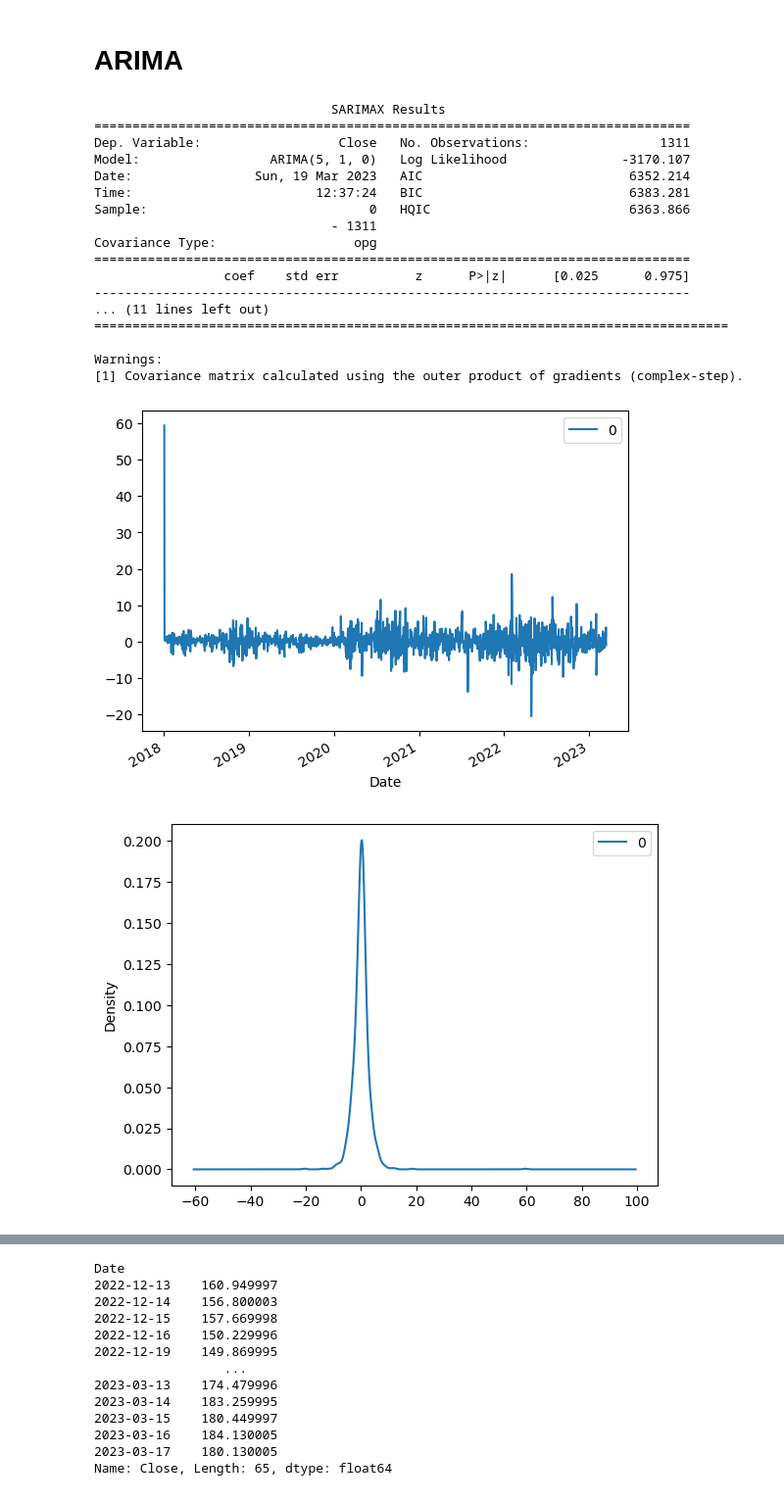
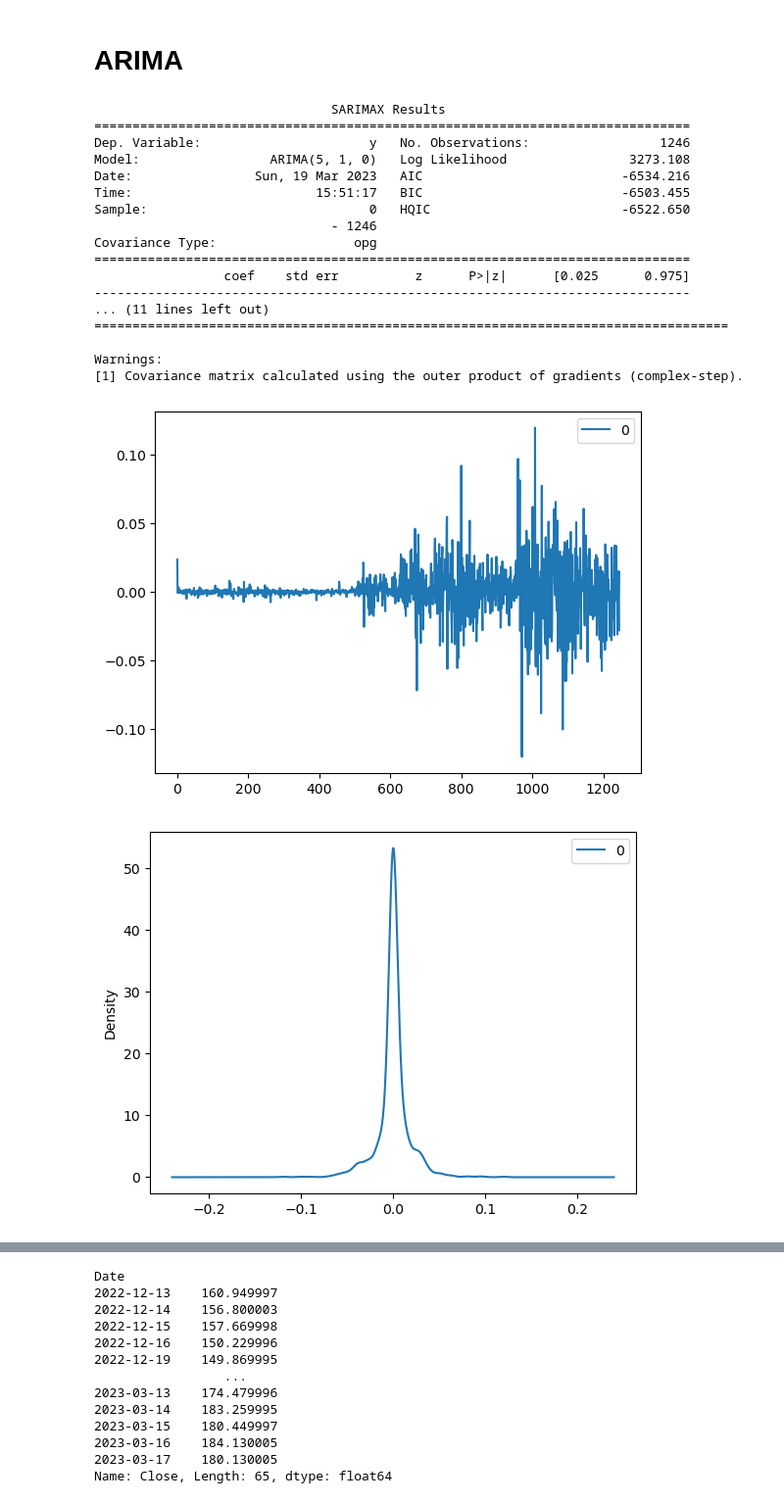
Before and after one commit to Aerospacerr/Thesis, a Jupyter notebook: time-series.ipynb, the cells around one changed output, grey strips where cells are left out. Shown at 98% size. Drawn from its saved outputs; the diff is of its cells as text; code cells hidden in the pictures.

Commit message:
Kaggle Notebook | time series | Version 6

```diff
--- a/time-series.ipynb
+++ b/time-series.ipynb
@@ -186,7 +186,7 @@ data = df.filter(['Close'])
 # Convert the dataframe to a numpy array
 dataset = data.values
 # Get the number of rows to train the model on
-training_data_len = int(np.ceil( len(dataset) * .95 ))
+training_data_len = int(np.ceil( len(dataset) * .80 ))
 
 training_data_len
 # %% [output]
@@ -347,35 +373,35 @@ See the caveats in the documentation: https://pandas.pydata.org/pandas-docs/stab
 # %%
 from statsmodels.tsa.arima.model import ARIMA
 
-model = ARIMA (series, order=(5,1,0))
+model = ARIMA (train_data, order=(5,1,0))
 model_fit = model.fit()
 print(model_fit.summary())
 
 # plot residual errors
 residuals = pd.DataFrame(model_fit.resid)
 residuals.plot()
 plt.show()
 residuals.plot(kind='kde')
 plt.show()
 print (residuals.describe())
 # %% [output]
                                SARIMAX Results
 ==============================================================================
-Dep. Variable:                  Close   No. Observations:                 1311
-Model:                 ARIMA(5, 1, 0)   Log Likelihood               -3170.107
-Date:                Sun, 19 Mar 2023   AIC                           6352.214
-Time:                        12:37:24   BIC                           6383.281
-Sample:                             0   HQIC                          6363.866
-                               - 1311
+Dep. Variable:                      y   No. Observations:                 1246
+Model:                 ARIMA(5, 1, 0)   Log Likelihood                3273.108
+Date:                Sun, 19 Mar 2023   AIC                          -6534.216
+Time:                        15:51:17   BIC                          -6503.455
+Sample:                             0   HQIC                         -6522.650
+                               - 1246
 Covariance Type:                  opg
 ==============================================================================
                  coef    std err          z      P>|z|      [0.025      0.975]
 ------------------------------------------------------------------------------
 ... (11 lines left out)
 ===================================================================================
 
 Warnings:
 [1] Covariance matrix calculated using the outer product of gradients (complex-step).
-[figure, old version]
+[figure, new version]
-[figure, old version]
+[figure, new version]
                  0
```
Also changed, not shown: parts of 27 cells of this notebook.
